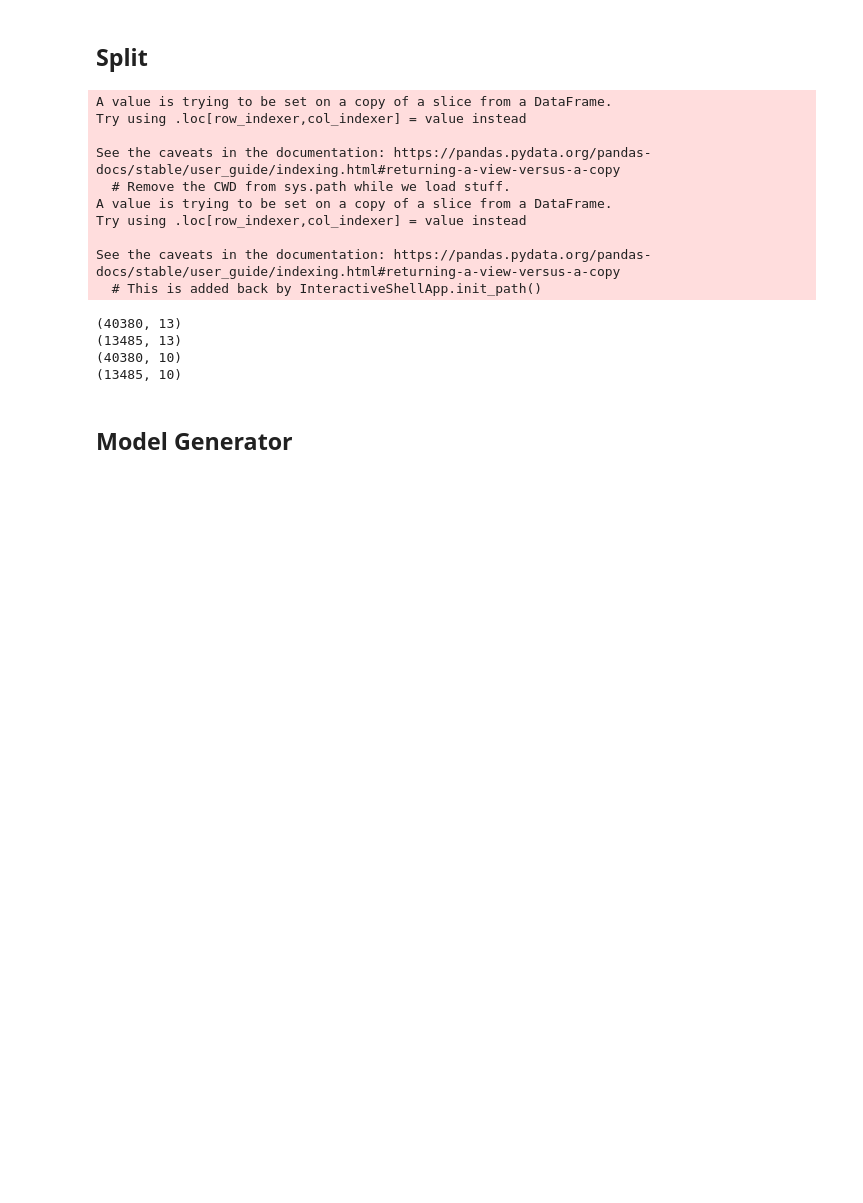
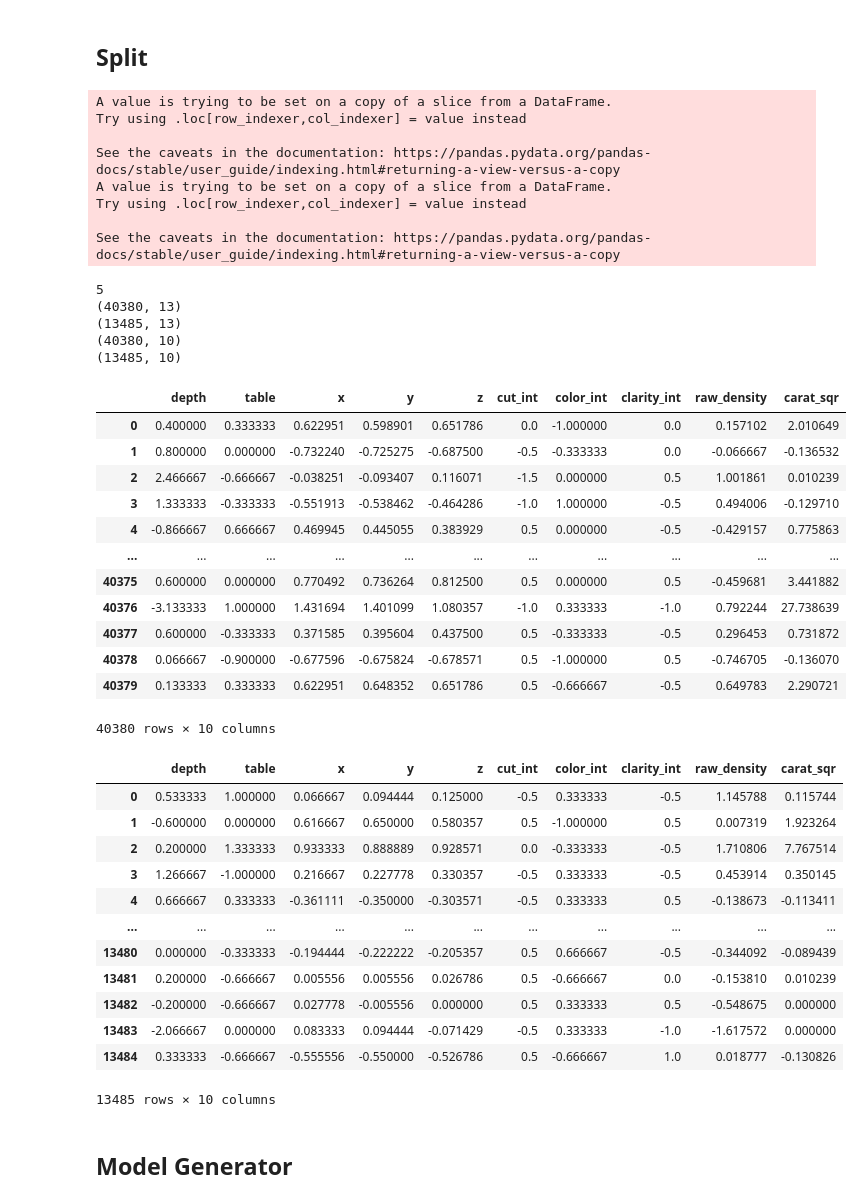
Before and after one commit to carpiero/Kaggle_Competition_Machine_Learning, a Jupyter notebook: notebooks/NotebookML002.ipynb, the cells around one changed output. Drawn from its saved outputs; the diff is of its cells as text; code cells hidden in the pictures; blank space fills up the shorter version.

```diff
--- a/notebooks/NotebookML002.ipynb
+++ b/notebooks/NotebookML002.ipynb
@@ -159,6 +159,14 @@ data=df_final.loc[df['df_original']==1]
 
 ############## FILAS
 
+# def remove_outlier(df, col):
+#     q1 = df[col].quantile(0.25)
+#     q3 = df[col].quantile(0.75)
+#     iqr = q3-q1
+#     fence_low  = q1-1.5*iqr
+#     fence_high = q3+1.5*iqr
+#     df_clean = df.loc[(df[col] > fence_low) & (df[col] < fence_high)]
+#     return df_clean
 
 # data=data.drop_duplicates(subset=data.columns, keep='first')
 
@@ -181,36 +189,68 @@ Y=data['price']
 X_predict=df_predict.drop(columns=['price','df_original','id'])
 
 
+
+# rs= StandardScaler()
+
 rs = RobustScaler()
+
 X = pd.DataFrame(rs.fit_transform(X), columns= X.columns)
 X_predict = pd.DataFrame(rs.fit_transform(X_predict), columns= X_predict.columns)
+
 
 df_predict.to_csv('../data/processed/df_predict.csv',index=False)
 X.to_csv('../data/processed/X.csv',index=False)
 Y.to_csv('../data/processed/Y.csv',index=False)
 X_predict.to_csv('../data/processed/X_predict.csv',index=False)
 
 
-
+print(5)
 print(data.shape)
 print(df_predict.shape)
 print(X.shape)
 print(X_predict.shape)
+display(X)
+display(X_predict)
 # %% [output]
 A value is trying to be set on a copy of a slice from a DataFrame.
 Try using .loc[row_indexer,col_indexer] = value instead
 
 See the caveats in the documentation: https://pandas.pydata.org/pandas-docs/stable/user_guide/indexing.html#returning-a-view-versus-a-copy
-  # Remove the CWD from sys.path while we load stuff.
 A value is trying to be set on a copy of a slice from a DataFrame.
 Try using .loc[row_indexer,col_indexer] = value instead
 
 See the caveats in the documentation: https://pandas.pydata.org/pandas-docs/stable/user_guide/indexing.html#returning-a-view-versus-a-copy
-  # This is added back by InteractiveShellApp.init_path()
+5
 (40380, 13)
 (13485, 13)
 (40380, 10)
 (13485, 10)
+|  | depth | table | x | y | z | cut_int | color_int | clarity_int | raw_density | carat_sqr |
+| 0 | 0.400000 | 0.333333 | 0.622951 | 0.598901 | 0.651786 | 0.0 | -1.000000 | 0.0 | 0.157102 | 2.010649 |
+| 1 | 0.800000 | 0.000000 | -0.732240 | -0.725275 | -0.687500 | -0.5 | -0.333333 | 0.0 | -0.066667 | -0.136532 |
+| 2 | 2.466667 | -0.666667 | -0.038251 | -0.093407 | 0.116071 | -1.5 | 0.000000 | 0.5 | 1.001861 | 0.010239 |
+| 3 | 1.333333 | -0.333333 | -0.551913 | -0.538462 | -0.464286 | -1.0 | 1.000000 | -0.5 | 0.494006 | -0.129710 |
+| 4 | -0.866667 | 0.666667 | 0.469945 | 0.445055 | 0.383929 | 0.5 | 0.000000 | -0.5 | -0.429157 | 0.775863 |
+| ... | ... | ... | ... | ... | ... | ... | ... | ... | ... | ... |
+| 40375 | 0.600000 | 0.000000 | 0.770492 | 0.736264 | 0.812500 | 0.5 | 0.000000 | 0.5 | -0.459681 | 3.441882 |
+| 40376 | -3.133333 | 1.000000 | 1.431694 | 1.401099 | 1.080357 | -1.0 | 0.333333 | -1.0 | 0.792244 | 27.738639 |
+| 40377 | 0.600000 | -0.333333 | 0.371585 | 0.395604 | 0.437500 | 0.5 | -0.333333 | -0.5 | 0.296453 | 0.731872 |
+| 40378 | 0.066667 | -0.900000 | -0.677596 | -0.675824 | -0.678571 | 0.5 | -1.000000 | 0.5 | -0.746705 | -0.136070 |
+| 40379 | 0.133333 | 0.333333 | 0.622951 | 0.648352 | 0.651786 | 0.5 | -0.666667 | -0.5 | 0.649783 | 2.290721 |
+40380 rows × 10 columns
+|  | depth | table | x | y | z | cut_int | color_int | clarity_int | raw_density | carat_sqr |
+| 0 | 0.533333 | 1.000000 | 0.066667 | 0.094444 | 0.125000 | -0.5 | 0.333333 | -0.5 | 1.145788 | 0.115744 |
+| 1 | -0.600000 | 0.000000 | 0.616667 | 0.650000 | 0.580357 | 0.5 | -1.000000 | 0.5 | 0.007319 | 1.923264 |
+| 2 | 0.200000 | 1.333333 | 0.933333 | 0.888889 | 0.928571 | 0.0 | -0.333333 | -0.5 | 1.710806 | 7.767514 |
+| 3 | 1.266667 | -1.000000 | 0.216667 | 0.227778 | 0.330357 | -0.5 | 0.333333 | -0.5 | 0.453914 | 0.350145 |
+| 4 | 0.666667 | 0.333333 | -0.361111 | -0.350000 | -0.303571 | -0.5 | 0.333333 | 0.5 | -0.138673 | -0.113411 |
+| ... | ... | ... | ... | ... | ... | ... | ... | ... | ... | ... |
+| 13480 | 0.000000 | -0.333333 | -0.194444 | -0.222222 | -0.205357 | 0.5 | 0.666667 | -0.5 | -0.344092 | -0.089439 |
+| 13481 | 0.200000 | -0.666667 | 0.005556 | 0.005556 | 0.026786 | 0.5 | -0.666667 | 0.0 | -0.153810 | 0.010239 |
+| 13482 | -0.200000 | -0.666667 | 0.027778 | -0.005556 | 0.000000 | 0.5 | 0.333333 | 0.5 | -0.548675 | 0.000000 |
+| 13483 | -2.066667 | 0.000000 | 0.083333 | 0.094444 | -0.071429 | -0.5 | 0.333333 | -1.0 | -1.617572 | 0.000000 |
+| 13484 | 0.333333 | -0.666667 | -0.555556 | -0.550000 | -0.526786 | 0.5 | -0.666667 | 1.0 | 0.018777 | -0.130826 |
+13485 rows × 10 columns
 # %% [markdown]
 ## Model Generator
 # %%
```
Also changed, not shown: parts of 8 cells of this notebook, 6 other files.
